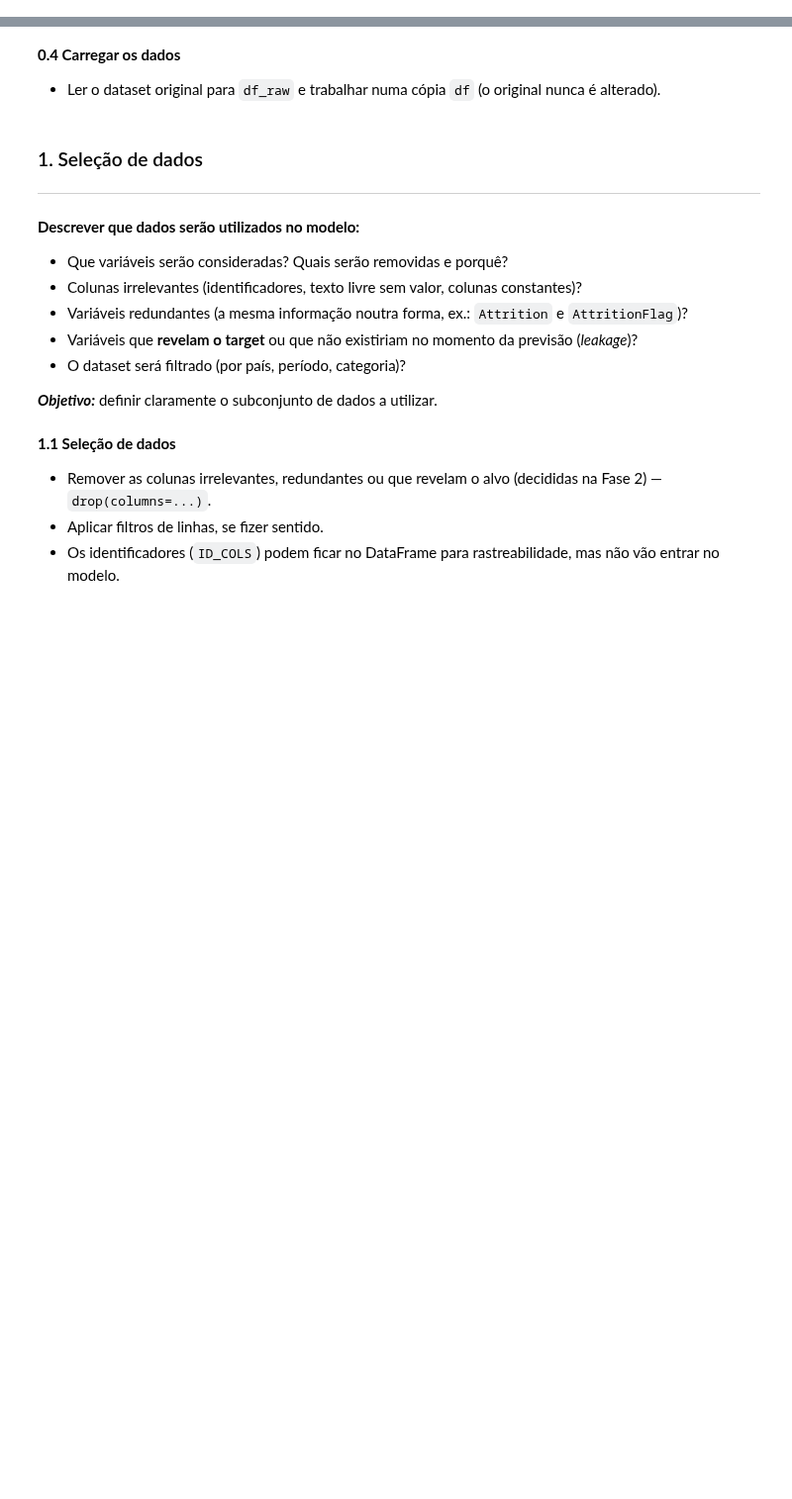
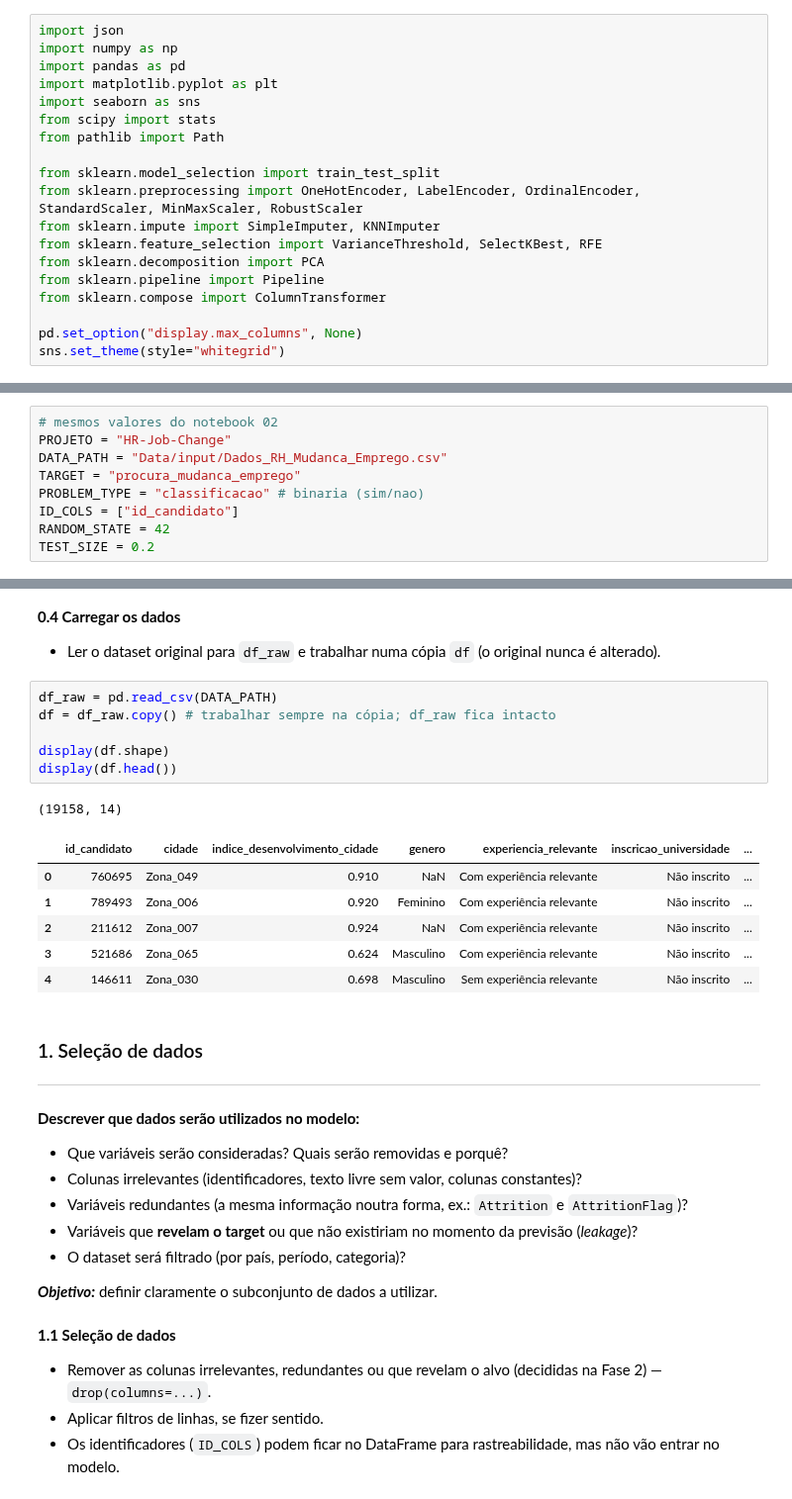
Before and after one commit to Robertoaf23/RH-Mudanca-Emprego_AIDAPT, a Jupyter notebook: 03_data_preparation.ipynb, the cells around one changed output, grey strips where cells are left out. Shown at 99% size. Saved outputs shown, nothing was run; the diff lists cells and outputs as text; blank space fills up the shorter version.

```diff
--- a/03_data_preparation.ipynb
+++ b/03_data_preparation.ipynb
@@ -27,7 +27,35 @@ Usar **a mesma configuração** do notebook 02.
 **0.1 Bibliotecas**
 - `numpy`, `pandas`, `matplotlib`, `seaborn`, `json`, `pathlib`.
 - Do scikit-learn: `train_test_split`, encoders (`OneHotEncoder`, `LabelEncoder`, `OrdinalEncoder`), scalers, imputers (`SimpleImputer`, `KNNImputer`), seleção (`VarianceThreshold`, `SelectKBest`, `RFE`), `PCA`, `Pipeline` e `ColumnTransformer`.
+# %%
+import json
+import numpy as np
+import pandas as pd
+import matplotlib.pyplot as plt
+import seaborn as sns
+from scipy import stats
+from pathlib import Path
+
+from sklearn.model_selection import train_test_split
+from sklearn.preprocessing import OneHotEncoder, LabelEncoder, OrdinalEncoder, StandardScaler, MinMaxScaler, RobustScaler
+from sklearn.impute import SimpleImputer, KNNImputer
+from sklearn.feature_selection import VarianceThreshold, SelectKBest, RFE
+from sklearn.decomposition import PCA
+from sklearn.pipeline import Pipeline
+from sklearn.compose import ColumnTransformer
+
+pd.set_option("display.max_columns", None)
+sns.set_theme(style="whitegrid")
 # %% [markdown]
 **0.2 Configuração do projeto** — os **mesmos** valores do notebook 02 (`PROJETO`, `DATA_PATH`, `TARGET`, `PROBLEM_TYPE`, `ID_COLS`, `RANDOM_STATE`, `TEST_SIZE`).
+# %%
+# mesmos valores do notebook 02
+PROJETO = "HR-Job-Change"
+DATA_PATH = "Data/input/Dados_RH_Mudanca_Emprego.csv"
+TARGET = "procura_mudanca_emprego"
+PROBLEM_TYPE = "classificacao" # binaria (sim/nao)
+ID_COLS = ["id_candidato"]
+RANDOM_STATE = 42
+TEST_SIZE = 0.2
 # %% [markdown]
 **0.3 Estrutura de pastas** — igual ao notebook 02 (`Data/input`, `Data/output`, `Data/analytics`, `Data/models`).
@@ -34,6 +71,20 @@ Usar **a mesma configuração** do notebook 02.
 # %% [markdown]
 **0.4 Carregar os dados**
 - Ler o dataset original para `df_raw` e trabalhar numa cópia `df` (o original nunca é alterado).
+# %%
+df_raw = pd.read_csv(DATA_PATH)
+df = df_raw.copy() # trabalhar sempre na cópia; df_raw fica intacto
+
+display(df.shape)
+display(df.head())
+# %% [output]
+(19158, 14)
+|  | id_candidato | cidade | indice_desenvolvimento_cidade | genero | experiencia_relevante | inscricao_universidade | ... |
+| 0 | 760695 | Zona_049 | 0.910 | NaN | Com experiência relevante | Não inscrito | ... |
+| 1 | 789493 | Zona_006 | 0.920 | Feminino | Com experiência relevante | Não inscrito | ... |
+| 2 | 211612 | Zona_007 | 0.924 | NaN | Com experiência relevante | Não inscrito | ... |
+| 3 | 521686 | Zona_065 | 0.624 | Masculino | Com experiência relevante | Não inscrito | ... |
+| 4 | 146611 | Zona_030 | 0.698 | Masculino | Sem experiência relevante | Não inscrito | ... |
 # %% [markdown]
 ### 1. Seleção de dados
 <hr>
```
Also changed, not shown: parts of 1 cell of this notebook.
